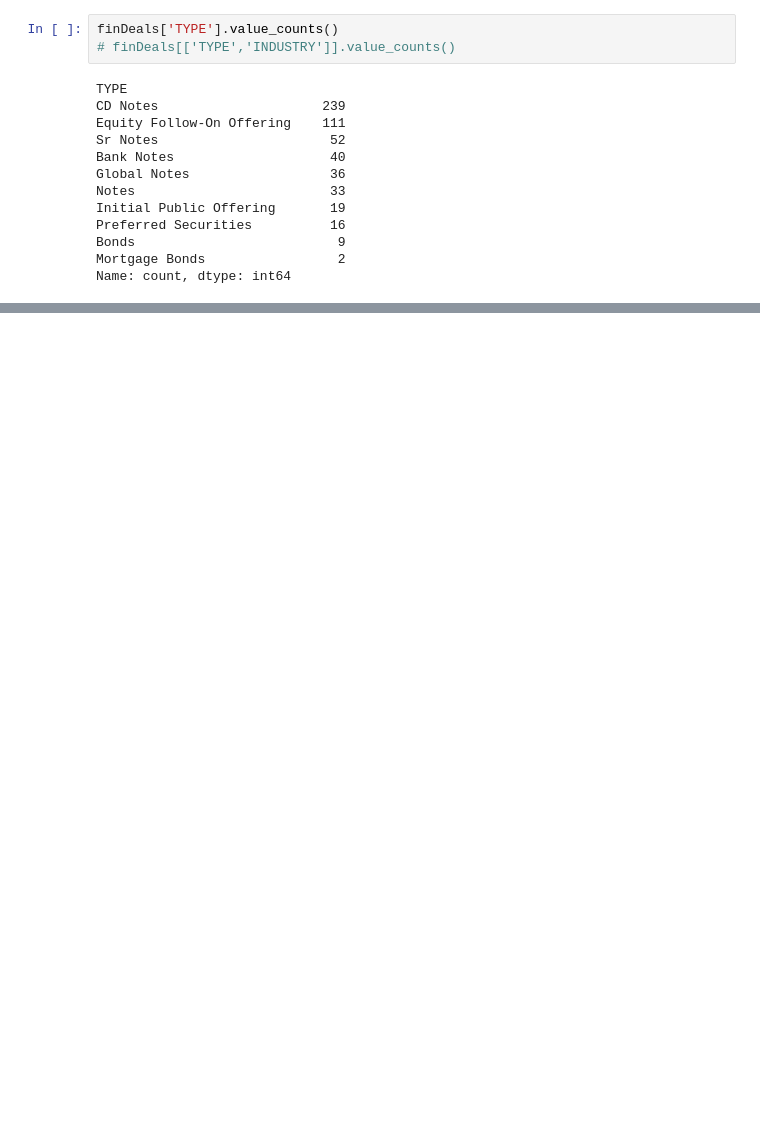
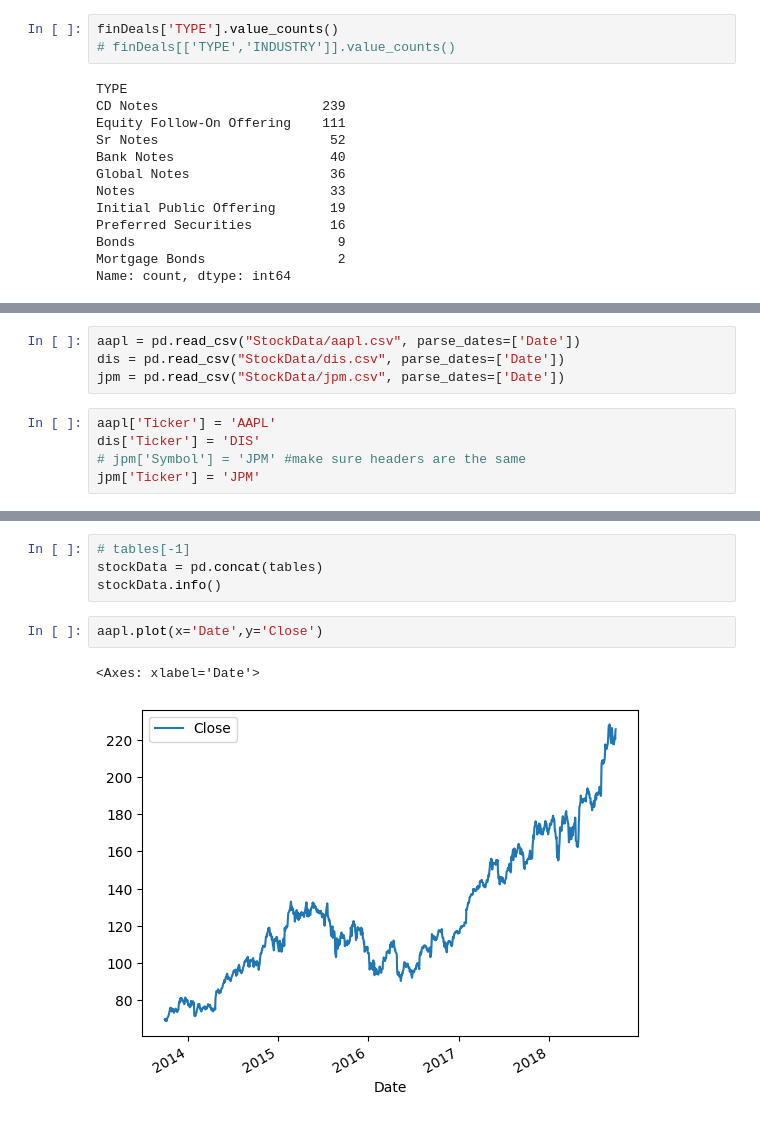
Before and after one commit to TheMarqueeGroup/JPM_DS_Apr2024, a Jupyter notebook: day1_notes.ipynb, the cells around one changed output, grey strips where cells are left out. Drawn from its saved outputs; the diff is of its cells as text; blank space fills up the shorter version.

```diff
--- a/day1_notes.ipynb
+++ b/day1_notes.ipynb
@@ -414,0 +663,9 @@ Name: count, dtype: int64
+# %%
+aapl = pd.read_csv("StockData/aapl.csv", parse_dates=['Date'])
+dis = pd.read_csv("StockData/dis.csv", parse_dates=['Date'])
+jpm = pd.read_csv("StockData/jpm.csv", parse_dates=['Date'])
+# %%
+aapl['Ticker'] = 'AAPL'
+dis['Ticker'] = 'DIS'
+# jpm['Symbol'] = 'JPM' #make sure headers are the same
+jpm['Ticker'] = 'JPM'
@@ -414,0 +702,9 @@ Name: count, dtype: int64
+# %%
+# tables[-1]
+stockData = pd.concat(tables)
+stockData.info()
+# %%
+aapl.plot(x='Date',y='Close')
+# %% [output]
+<Axes: xlabel='Date'>
+[figure, added]
```
Also changed, not shown: parts of 36 cells of this notebook.
